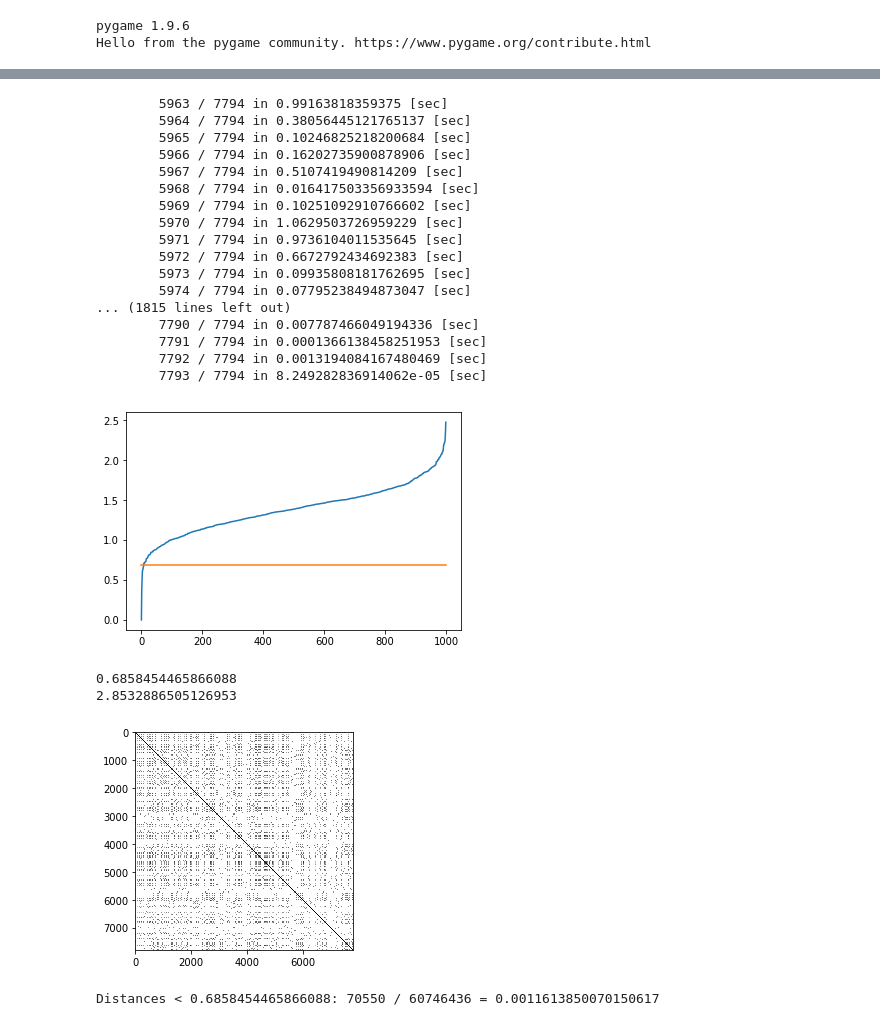
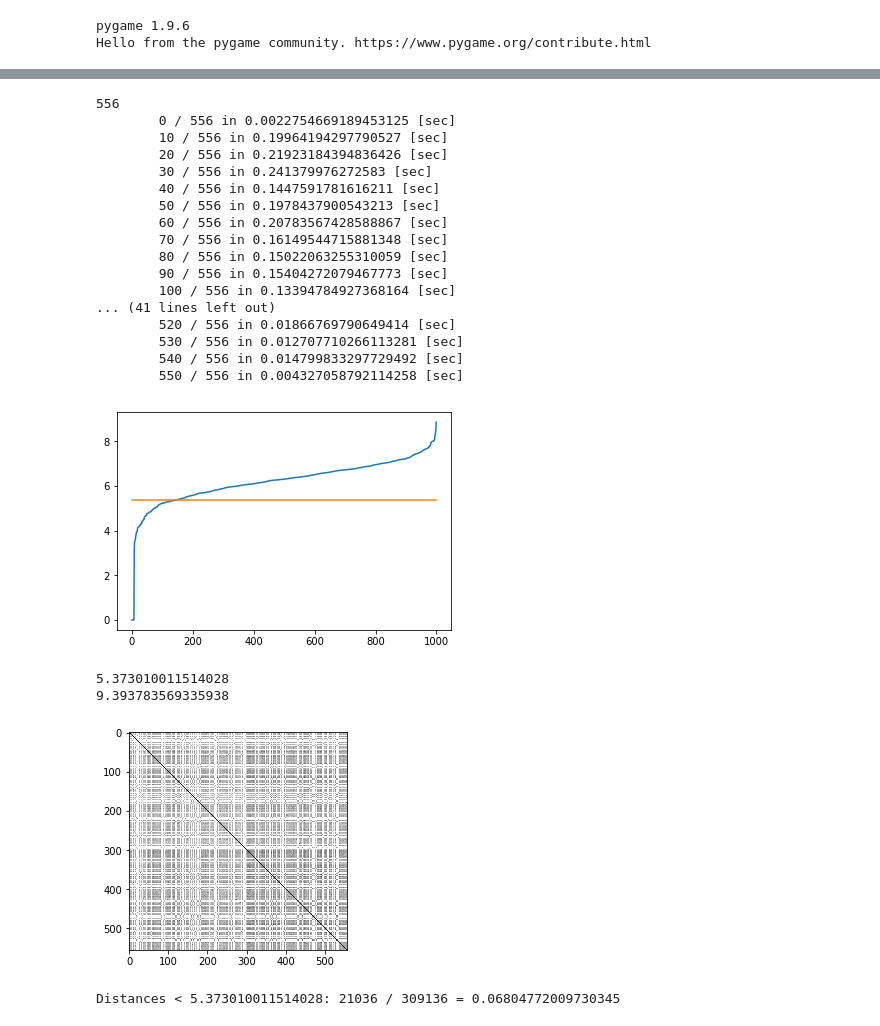
Before and after one commit to dkohlsdorf/wdp-ds, a Jupyter notebook: scripts/AgglomerativeClusteringDTW.ipynb, the cells around one changed output, grey strips where cells are left out. Saved outputs shown, nothing was run; the diff lists cells and outputs as text; code cells hidden in the pictures.

```diff
--- a/scripts/AgglomerativeClusteringDTW.ipynb
+++ b/scripts/AgglomerativeClusteringDTW.ipynb
@@ -144,7 +144,7 @@ def fwd_spectrogram(audio, win=512, step=64):
         spectrogram.append(dft)
     return np.array(spectrogram)
 # %%
-encoder = load_model('../models/lstm_v4/v4.1/encoder.h5')
+encoder = load_model('../models/convnet_v5/v5.1/encoder.h5')
 idx     = list(regions_by_file.keys())
 files   = {}
 latent  = []
@@ -246,7 +246,7 @@ start = time.time()
 cdef np.ndarray distances = np.ones((n, n)) * float('inf')
 cdef int i,j
 for i in range(0, n):
-    if i % 1 == 0:
+    if i % 10 == 0:
         end = time.time()
         print("\t{} / {} in {} [sec]".format(i, n, end - start))
         start = time.time()
@@ -257,60 +257,60 @@ for i in range(0, n):
             distances[i][j] = dtw(x[0], y[0])
 pickle.dump(distances, open( "distances.p", "wb" ) )
 # %% [output]
-        5963 / 7794 in 0.99163818359375 [sec]
-        5964 / 7794 in 0.38056445121765137 [sec]
-        5965 / 7794 in 0.10246825218200684 [sec]
-        5966 / 7794 in 0.16202735900878906 [sec]
-        5967 / 7794 in 0.5107419490814209 [sec]
-        5968 / 7794 in 0.016417503356933594 [sec]
-        5969 / 7794 in 0.10251092910766602 [sec]
-        5970 / 7794 in 1.0629503726959229 [sec]
-        5971 / 7794 in 0.9736104011535645 [sec]
-        5972 / 7794 in 0.6672792434692383 [sec]
-        5973 / 7794 in 0.09935808181762695 [sec]
-        5974 / 7794 in 0.07795238494873047 [sec]
-... (1815 lines left out)
-        7790 / 7794 in 0.007787466049194336 [sec]
-        7791 / 7794 in 0.0001366138458251953 [sec]
-        7792 / 7794 in 0.0013194084167480469 [sec]
-        7793 / 7794 in 8.249282836914062e-05 [sec]
+556
+        0 / 556 in 0.0022754669189453125 [sec]
+        10 / 556 in 0.19964194297790527 [sec]
+        20 / 556 in 0.21923184394836426 [sec]
+        30 / 556 in 0.241379976272583 [sec]
+        40 / 556 in 0.1447591781616211 [sec]
+        50 / 556 in 0.1978437900543213 [sec]
+        60 / 556 in 0.20783567428588867 [sec]
+        70 / 556 in 0.16149544715881348 [sec]
+        80 / 556 in 0.15022063255310059 [sec]
+        90 / 556 in 0.15404272079467773 [sec]
+        100 / 556 in 0.13394784927368164 [sec]
+... (41 lines left out)
+        520 / 556 in 0.01866769790649414 [sec]
+        530 / 556 in 0.012707710266113281 [sec]
+        540 / 556 in 0.014799833297729492 [sec]
+        550 / 556 in 0.004327058792114258 [sec]
 # %%
 import numpy as np
 import pickle
 import matplotlib.pyplot as plt
 import random
 
 latent    = pickle.load( open( "data.p", "rb" ) )
 distances = pickle.load( open( "distances.p", "rb" ) )
 
 f = [f for f in distances.flatten() if not np.isinf(f)]
 random.shuffle(f)
-th = np.percentile(f, 1)
+th = np.percentile(f, 15)
 
 plt.plot(sorted(f[0:1000]))
 plt.plot(np.ones(1000) * th)
 plt.show()
 print(th)
 max_val = np.max([d for d in distances.flatten() if not np.isinf(d)])
 print(max_val)
 for i in range(len(distances)):
     for j in range(len(distances)):
         if np.isinf(distances[i][j]):
             distances[i][j] = distances[j][i]
         if np.isnan(distances[i][j]) or np.isinf(distances[i][j]):
             distances[i][j] = max_val
 plt.imshow(distances, cmap='gray')
 plt.show()
 # %% [output]
-[figure, old version]
+[figure, new version]
-0.6858454465866088
-2.8532886505126953
+5.373010011514028
+9.393783569335938
-[figure, old version]
+[figure, new version]
 # %%
 n = len([x for x in distances.flatten() if x < th])
 print("Distances < {}: {} / {} = {}".format(th, n, len(distances.flatten()), n / len(distances.flatten())))
 # %% [output]
-Distances < 0.6858454465866088: 70550 / 60746436 = 0.0011613850070150617
+Distances < 5.373010011514028: 21036 / 309136 = 0.06804772009730345
 # %%
 pickle.dump(distances, open( "distances_normal.p", "wb" ))
 # %%
```
Also changed, not shown: parts of 8 cells of this notebook, 2 other files.
